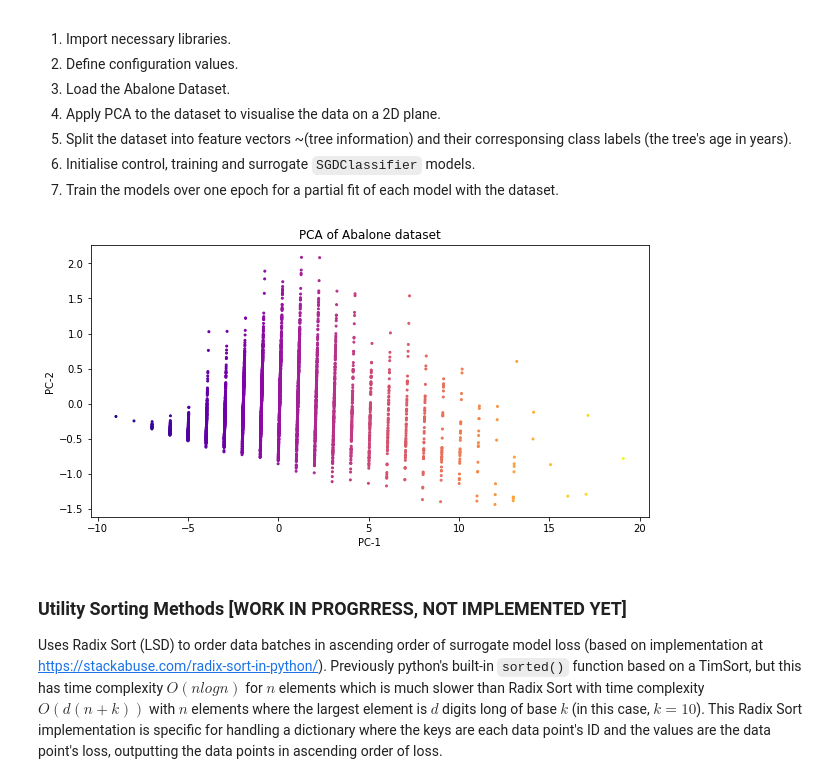
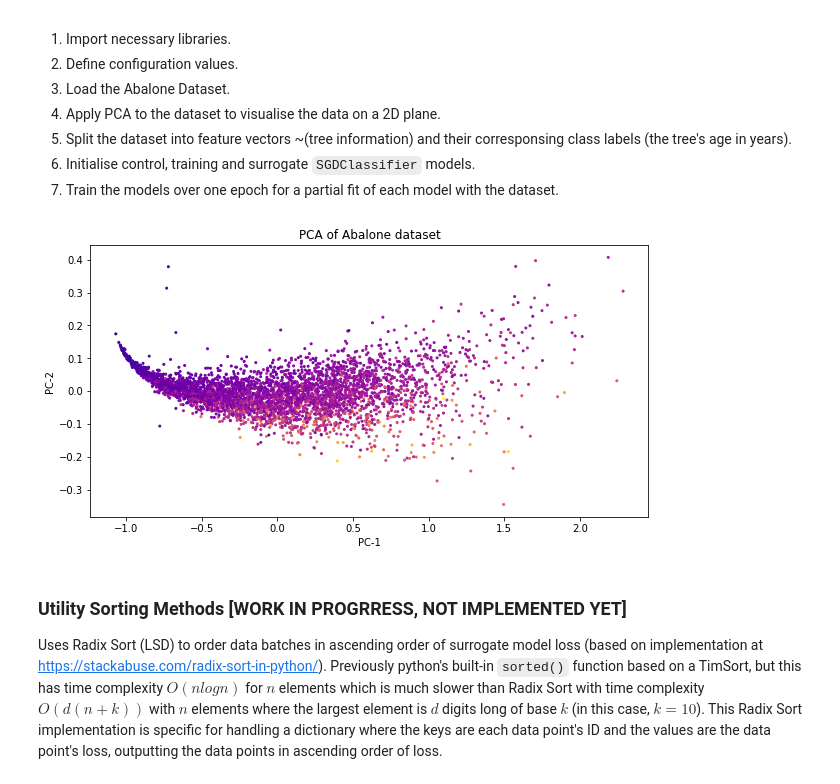
Before and after one commit to Shahiriyo/CS310-DataPoisoning-Project, a Jupyter notebook: DataOrderingSGD.ipynb, the cells around one changed output. Saved outputs shown, nothing was run; the diff lists cells and outputs as text; code cells hidden in the pictures.

````diff
--- a/DataOrderingSGD.ipynb
+++ b/DataOrderingSGD.ipynb
@@ -40,12 +40,14 @@ HIGH_LOW = 'HIGH -> LOW'
 LOW_HIGH = 'LOW -> HIGH'
 OSC_IN = 'OSCILLATE IN'
 OSC_OUT = 'OSCILLATE OUT'
+
 BATCH_REORDER = 'REORDER'
 BATCH_RESHUFFLE = 'RESHUFFLE'
 
 N_TESTDATA_SAMPLES = 150
 NUM_ITER = 1000
-N = 1476
+N_TOTAL = 1476
+N = N_TOTAL - N_TESTDATA_SAMPLES # N = 1326
 
 # Read the abalone.data file into a pandas dataframe
 df = pd.read_csv('abalone.data')
@@ -58,6 +60,7 @@ classVector = 'rings'
 # Assign a header/title to each feature
 df.set_axis(features, axis=1, inplace=True)
 features.remove('sex')
+features.remove('rings')
 
 
 # Visualise the data on a 2D plane through PCA dimensionality reduction
@@ -76,34 +79,34 @@ plt.show()
 
 
 # Split dataset into a training dataset and testing dataset
 trainingData = df[features][:-N_TESTDATA_SAMPLES]
 trainingLabels = df[classVector][:-N_TESTDATA_SAMPLES]
 
 testData = df[features][-N_TESTDATA_SAMPLES:]
 testLabels = df[classVector][-N_TESTDATA_SAMPLES:]
 
 
 # Initialise control, target and surrogate models.
 control = target = surrogate = None
 
 def init_models():
     global control, target, surrogate
     # Create identical SGD Classifier control and target models
     control = SGDClassifier(loss='log', penalty='elasticnet', tol=0.001, shuffle=False, random_state=0, learning_rate='constant', eta0=0.2)
     target = SGDClassifier(loss='log', penalty='elasticnet', tol=0.001, shuffle=False, random_state=0, learning_rate='constant', eta0=0.2)
 
     # Surrogate model which the attacker is using to predict Iris classification, different configuration to the control/target models
     surrogate = SGDClassifier(loss='hinge', tol=0.001, shuffle=False, random_state=0, learning_rate='constant', eta0=0.2)
 
     # Get a numpy array of all possible class labels in dataset
     classLabels = np.unique(df[classVector].to_numpy())
 
     # Train the models over one epoch of datapoints in a currently natural non-malicious order
     control.partial_fit(X=trainingData, y=trainingLabels, classes=classLabels)
     surrogate.partial_fit(X=trainingData, y=trainingLabels, classes=classLabels)
     target.partial_fit(X=trainingData, y=trainingLabels, classes=classLabels)
 # %% [output]
-[figure, old version]
+[figure, new version]
 # %% [markdown]
 ### Utility Sorting Methods [WORK IN PROGRRESS, NOT IMPLEMENTED YET]
 Uses Radix Sort (LSD) to order data batches in ascending order of surrogate model loss (based on implementation at https://stackabuse.com/radix-sort-in-python/). Previously python's built-in ```sorted()``` function based on a TimSort, but this has time complexity $O(n log n)$ for $n$ elements which is much slower than Radix Sort with time complexity $O(d(n + k))$ with $n$ elements where the largest element is $d$ digits long of base $k$ (in this case, $k = 10$). This Radix Sort implementation is specific for handling a dictionary where the keys are each data point's ID and the values are the data point's loss, outputting the data points in ascending order of loss.
````
Also changed, not shown: parts of 32 cells of this notebook.
